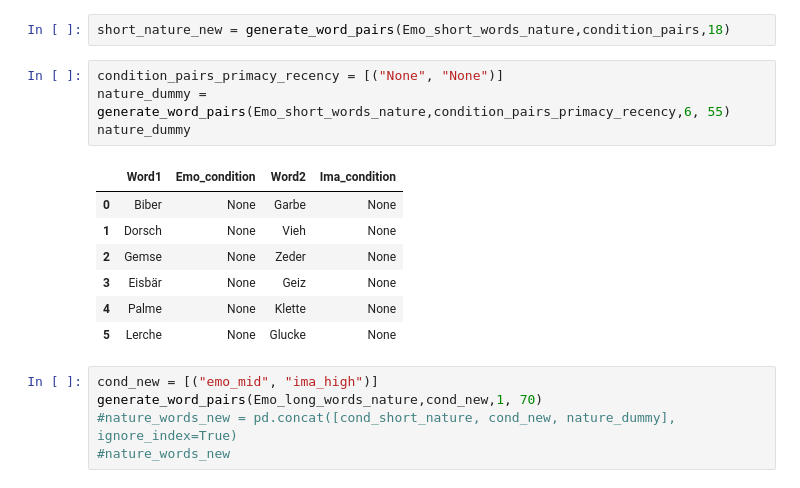
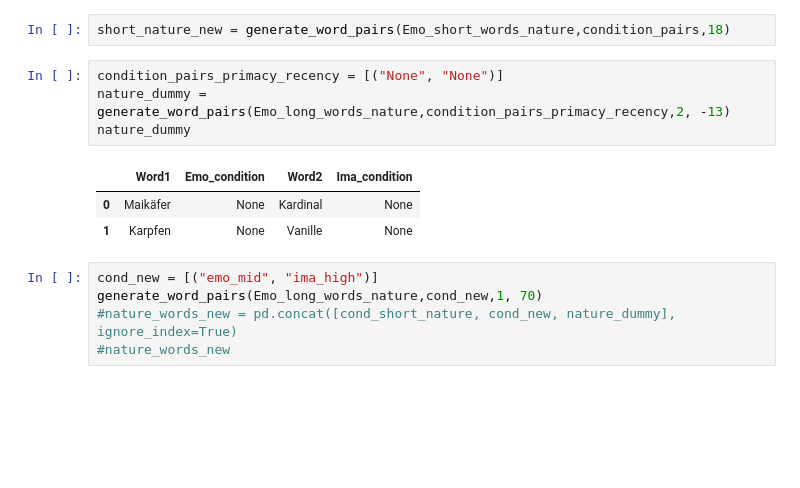
Before and after one commit to AlfredSwitchog/NeuroLab_3.10, a Jupyter notebook: PsychoPy/generate_word_pair_list.ipynb, the cells around one changed output. Saved outputs shown, nothing was run; the diff lists cells and outputs as text; blank space fills up the shorter version.

```diff
--- a/PsychoPy/generate_word_pair_list.ipynb
+++ b/PsychoPy/generate_word_pair_list.ipynb
@@ -171,16 +134,12 @@ cond_long_nature = generate_word_pairs(Emo_long_words_nature,condition_pairs,18)
 short_nature_new = generate_word_pairs(Emo_short_words_nature,condition_pairs,18)
 # %%
 condition_pairs_primacy_recency = [("None", "None")]
-nature_dummy = generate_word_pairs(Emo_short_words_nature,condition_pairs_primacy_recency,6, 55)
+nature_dummy = generate_word_pairs(Emo_long_words_nature,condition_pairs_primacy_recency,2, -13)
 nature_dummy
 # %% [output]
 |  | Word1 | Emo_condition | Word2 | Ima_condition |
-| 0 | Biber | None | Garbe | None |
-| 1 | Dorsch | None | Vieh | None |
-| 2 | Gemse | None | Zeder | None |
-| 3 | Eisbär | None | Geiz | None |
-| 4 | Palme | None | Klette | None |
-| 5 | Lerche | None | Glucke | None |
+| 0 | Maikäfer | None | Kardinal | None |
+| 1 | Karpfen | None | Vanille | None |
 # %%
 cond_new = [("emo_mid", "ima_high")]
 generate_word_pairs(Emo_long_words_nature,cond_new,1, 70)
```
Also changed, not shown: parts of 2 cells of this notebook, 3 other files.
